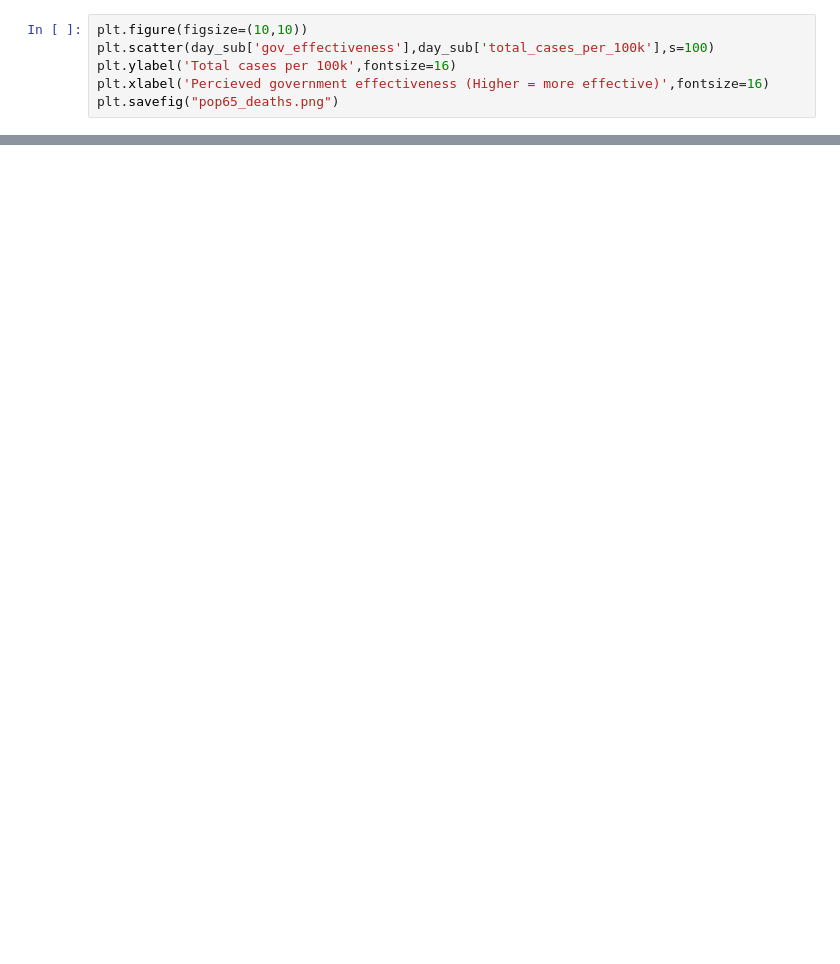
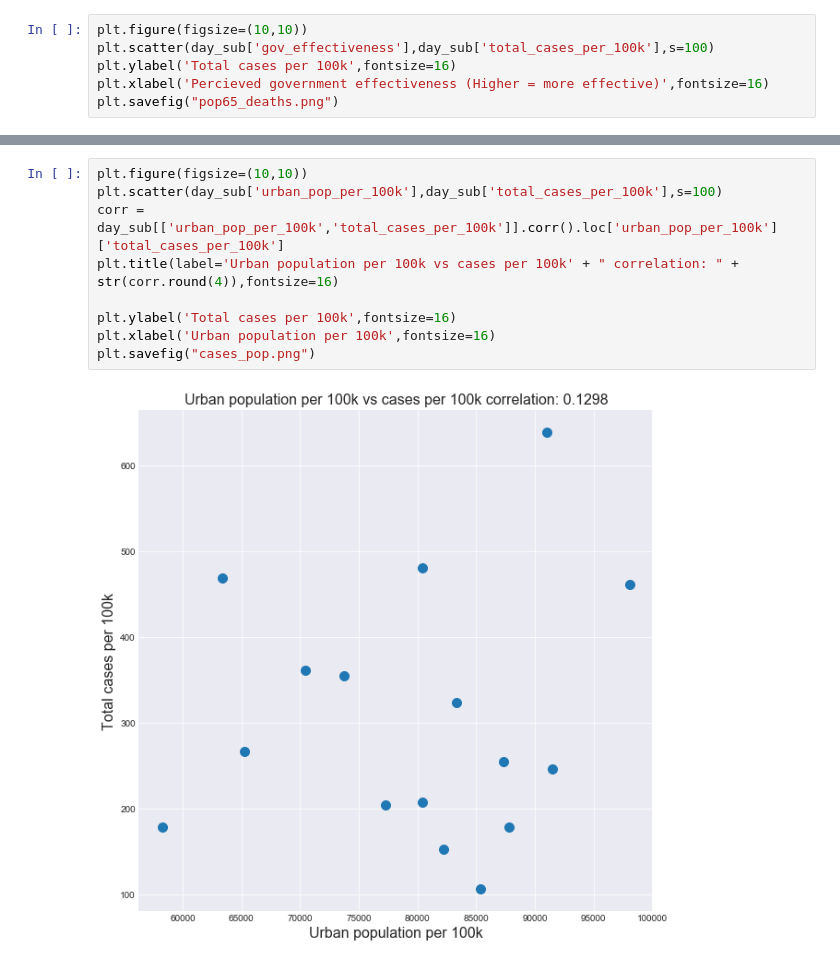
Before and after one commit to magei00/SocialData02806_2020, a Jupyter notebook: final_project/data_treament.ipynb, the cells around one changed output, grey strips where cells are left out. Saved outputs shown, nothing was run; the diff lists cells and outputs as text; blank space fills up the shorter version.

```diff
--- a/final_project/data_treament.ipynb
+++ b/final_project/data_treament.ipynb
@@ -448,0 +477,11 @@ plt.savefig("pop65_deaths.png")
+# %%
+plt.figure(figsize=(10,10))
+plt.scatter(day_sub['urban_pop_per_100k'],day_sub['total_cases_per_100k'],s=100)
+corr = day_sub[['urban_pop_per_100k','total_cases_per_100k']].corr().loc['urban_pop_per_100k']['total_cases_per_100k']
+plt.title(label='Urban population per 100k vs cases per 100k' + " correlation: " + str(corr.round(4)),fontsize=16)
+
+plt.ylabel('Total cases per 100k',fontsize=16)
+plt.xlabel('Urban population per 100k',fontsize=16)
+plt.savefig("cases_pop.png")
+# %% [output]
+[figure, added]
```
Also changed, not shown: parts of 4 cells of this notebook, 2 other files.
